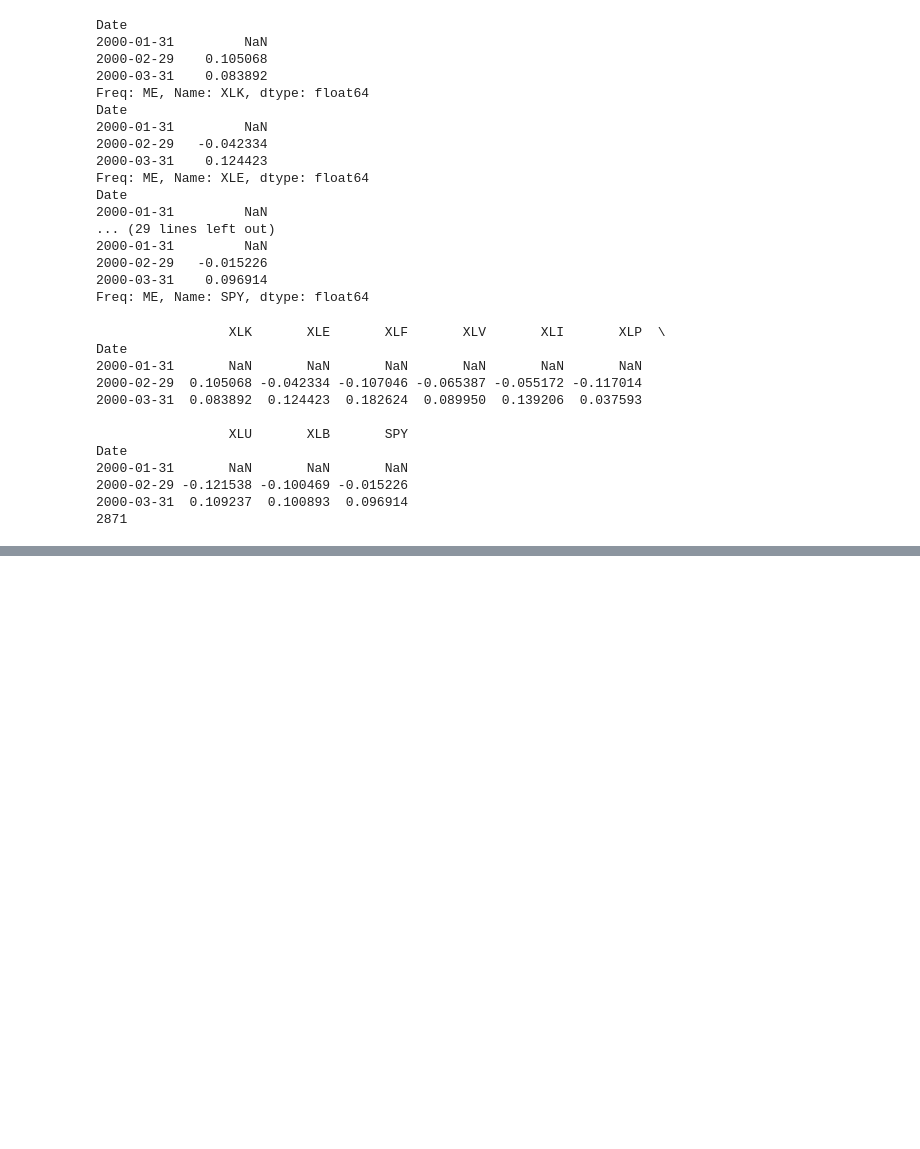
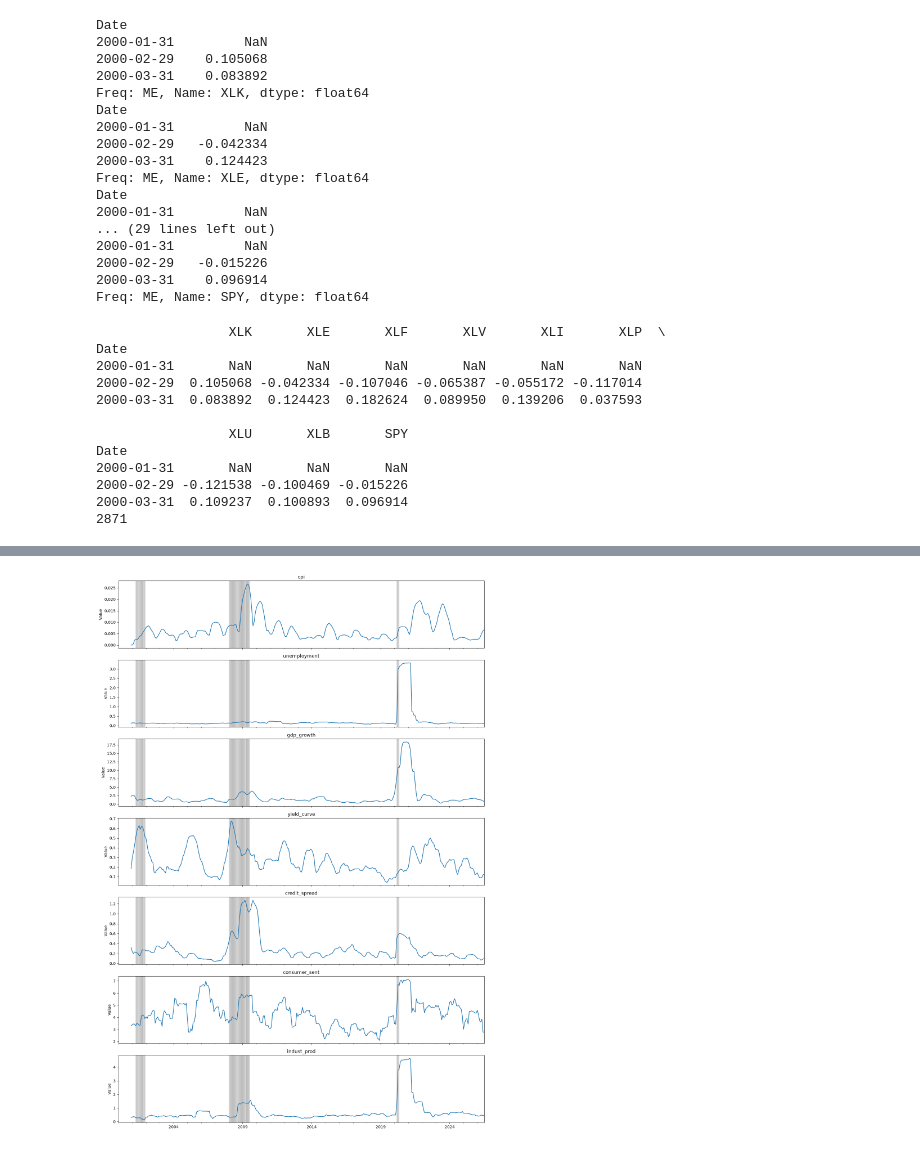
Before and after one commit to NamanSoni31/macro-regime-classifier, a Jupyter notebook: notebooks/01_data_collection.ipynb, the cells around one changed output, grey strips where cells are left out. Saved outputs shown, nothing was run; the diff lists cells and outputs as text; code cells hidden in the pictures; blank space fills up the shorter version.

```diff
--- a/notebooks/01_data_collection.ipynb
+++ b/notebooks/01_data_collection.ipynb
@@ -263,0 +332,19 @@ returns_df.to_csv(os.path.join(project_root, 'data', 'sector_returns.csv'))
+# %%
+rolling_val = aligned_df.rolling(12).std()
+
+fig, axes = plt.subplots(7, 1, figsize = (14, 20), sharex = True)
+for i, col in enumerate(rolling_val.columns):
+    ax = axes[i]
+    rolling_val[col].plot(ax = ax)
+    ax.set_title(col)
+    ax.set_ylabel("Value")
+
+    for date, value in recession.items():
+        if value == 1:
+            ax.axvspan(date, date + pd.offsets.MonthEnd(1), color = 'grey', alpha = 0.3)
+
+plt.tight_layout()
+plt.savefig(os.path.join(project_root, 'outputs', 'rolling_volatility.png'))
+plt.show()
+# %% [output]
+[figure, added]
```
Also changed, not shown: parts of 3 cells of this notebook, 3 other files.
